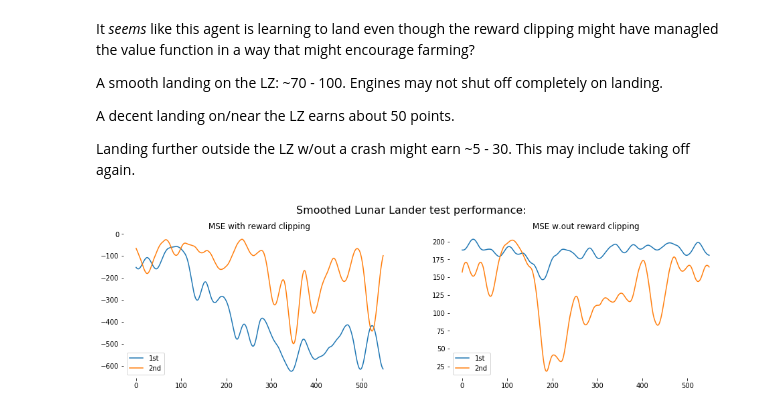
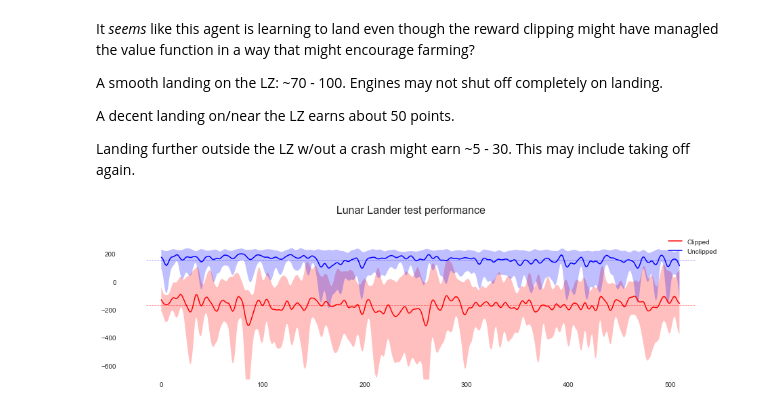
Before and after one commit to liavkoren/ai-ml-rl, a Jupyter notebook: dqn_implementations/mine/DQN part 1.ipynb, the cells around one changed output. Cells and saved outputs as stored; diff of their text form; code cells hidden in the pictures.

Commit message:
Finish clipped vs unclipped LunarLander comparison.

```diff
--- a/dqn_implementations/mine/DQN part 1.ipynb
+++ b/dqn_implementations/mine/DQN part 1.ipynb
@@ -529,12 +506,12 @@ Rewards in the CartPole environment are just +1 for every time step. In order to
 *Let's see what happens!*
 # %%
 # reward + grad clipping
-num_agents = 5
-agents = []
-for idx in range(num_agents):
+num_clipped_agents = 5
+clipped_agents = []
+for idx in range(num_clipped_agents):
     print(f'Agent: {idx}\n')
     agent = DoubleDqn(lunarlander, num_episodes=3000, reward_clip_floor=-1, reward_clip_ceiling=1, render_every=0)
-    agents.append(agent)
+    clipped_agents.append(agent)
     agent.train()
     agent.test(500)
 # %% [output]
@@ -577,10 +534,11 @@ def data2json(agent, file):
     data = {field: getattr(agent, field) for field in data_fields}
     return json.dump(data, file)
 
-directory = 'data/clipped-agents'
-if not os.path.exists(directory):
-    os.makedirs(directory)
-    for idx, agent in enumerate(agents):
+def save_clipped_data():
+    directory = 'data/clipped-agents'
+    if not os.path.exists(directory):
+        os.makedirs(directory)
+    for idx, agent in enumerate(agents[3:], start=3):
         file_name = os.path.join(directory, f'lunarlander_agent_{idx}.data')
         with open(file_name, 'w') as file:
             data2json(agent, file)
@@ -612,22 +579,34 @@ Landing further outside the LZ w/out a crash might earn ~5 - 30. This may includ
-# %%
-fig, axes = plt.subplots(1, 2, figsize=(16, 4))
-fig.suptitle('Smoothed Lunar Lander test performance: ', fontsize=16, y=1.02)
-spines_off(axes)
-ax1, ax2 = axes
-vlines = [lunar_ddqn1.update_target_every * i for i in range(1, lunar_ddqn1.num_episodes//lunar_ddqn1.update_target_every + 1)]
-smoothing_window = 50
-
-ax1.set_title('MSE with reward clipping')
-ax1.plot( smooth(np.array(lunar_ddqn1.episode_rewards), window_len=smoothing_window) )
-ax1.plot( smooth(np.array(lunar_ddqn2.episode_rewards), window_len=smoothing_window) )
-ax1.legend(['1st', '2nd'])
-
-ax2.set_title('MSE w.out reward clipping')
-ax2.plot( smooth(np.array(unclipped_lunar_ddqn1_episode_rewards), window_len=smoothing_window) )
-ax2.plot( smooth(np.array(unclipped_lunar_ddqn2_episode_rewards), window_len=smoothing_window) )
-ax2.legend(['1st', '2nd']);
-# %% [output]
-[figure, removed]
+# %%
+unclipped_rewards = [agent.episode_rewards for agent in unclipped_agents]
+clipped_rewards = [agent.episode_rewards for agent in clipped_agents]
+# %%
+def compute_upper_lower_mean(reward_data, smoothing_window=20):
+    smoothing_window = 20
+    rewards = [np.array(data) for data in reward_data]
+    ceil = np.max(rewards, axis=0)
+    floor = np.min(rewards, axis=0)
+    mean = sum(rewards)/len(rewards)
+    return smooth(floor), smooth(ceil), smooth(mean)
+
+
+fig, axis = plt.subplots(1, 1, figsize=(16, 4))
+fig.suptitle('Lunar Lander test performance', fontsize=16, y=1.02)
+spines_off([axis])
+
+clipped_floor, clipped_ceil, clipped_mean = compute_upper_lower_mean(clipped_rewards)
+axis.fill_between(range(len(clipped_floor)), clipped_floor, clipped_ceil, where=clipped_floor<clipped_ceil, facecolor='red', alpha=0.25)
+axis.plot(clipped_mean, alpha=1, c='r', label='Clipped')
+axis.hlines(clipped_mean.mean(), -15, len(clipped_floor) + 15, linestyles='dashed', linewidth=0.75, colors='r', alpha=0.5)
+
+unclipped_floor, unclipped_ceil, unclipped_mean = compute_upper_lower_mean(unclipped_rewards)
+axis.fill_between(range(len(unclipped_floor)), unclipped_floor, unclipped_ceil, where=unclipped_floor<unclipped_ceil, facecolor='blue', alpha=0.25)
+axis.plot(unclipped_mean, alpha=1, c='b', label='Unclipped')
+axis.hlines(unclipped_mean.mean(), -15, len(clipped_floor) + 15, linestyles='dashed', linewidth=0.75, colors='b', alpha=0.5)
+
+axis.set_ylim(-700, 350);
+axis.legend();
+# %% [output]
+[figure, added]
 # %% [markdown]
 ## Outline
 - What have I done?
```
Also changed, not shown: parts of 11 cells of this notebook.
